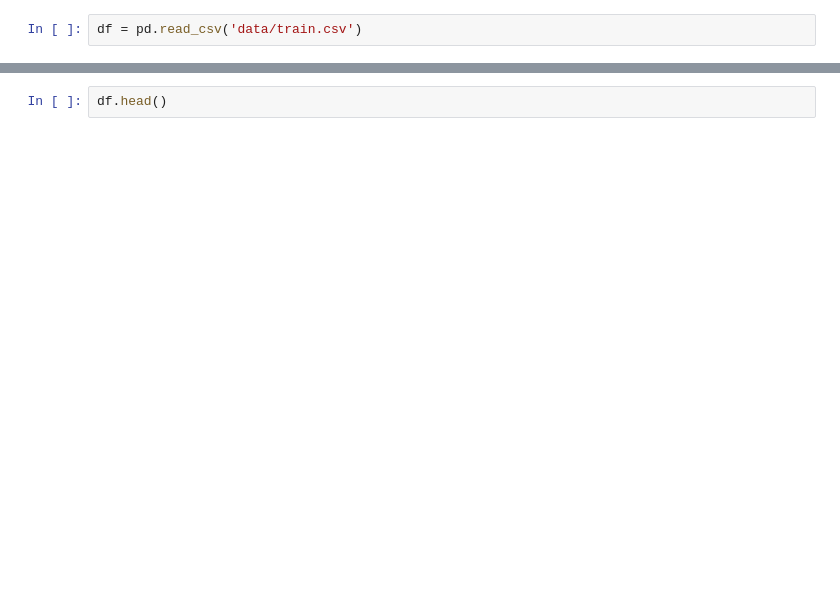
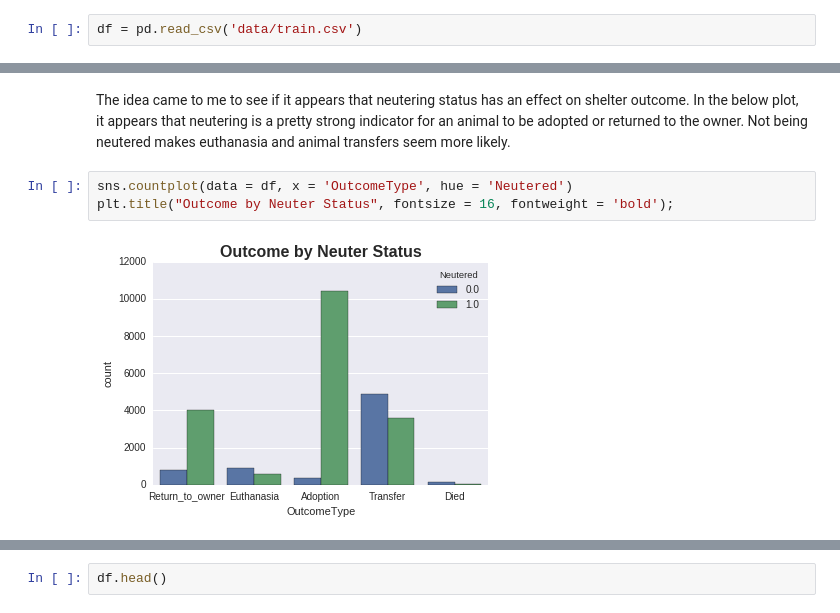
Before and after one commit to reztip/animal_shelter, a Jupyter notebook: Untitled.ipynb, the cells around one changed output, grey strips where cells are left out. Cells and saved outputs as stored; diff of their text form; blank space fills up the shorter version.

```diff
--- a/Untitled.ipynb
+++ b/Untitled.ipynb
@@ -43,0 +61,7 @@ df['Neutered'] = df.SexuponOutcome.map(fixed)
+# %% [markdown]
+The idea came to me to see if it appears that neutering status has an effect on shelter outcome.  In the below plot, it appears that neutering is a pretty strong indicator for an animal to be adopted or returned to the owner.  Not being neutered makes euthanasia and animal transfers seem more likely.
+# %%
+sns.countplot(data = df, x = 'OutcomeType', hue = 'Neutered')
+plt.title("Outcome by Neuter Status", fontsize = 16, fontweight = 'bold');
+# %% [output]
+[figure, added]
```
Also changed, not shown: parts of 25 cells of this notebook, 1 other file.
